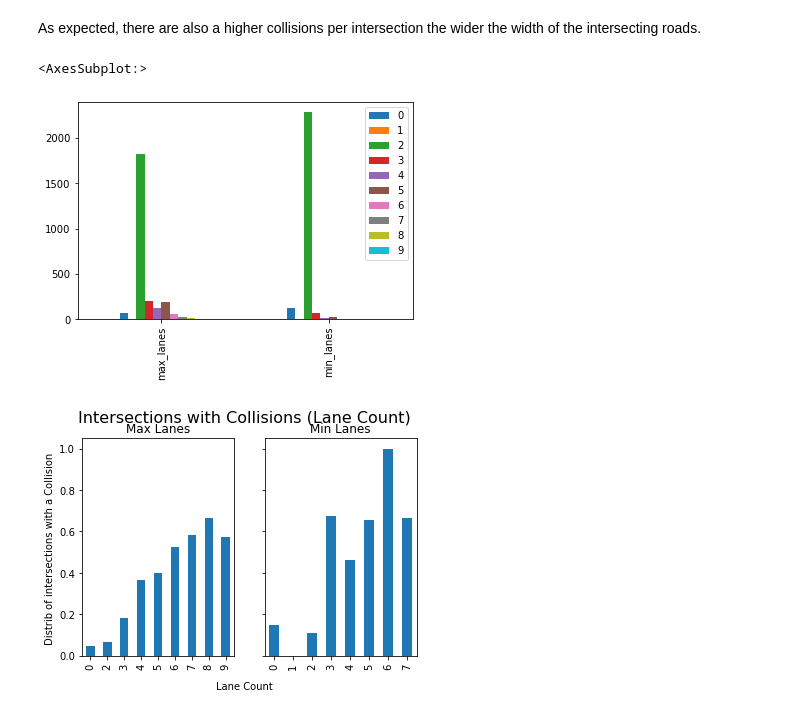
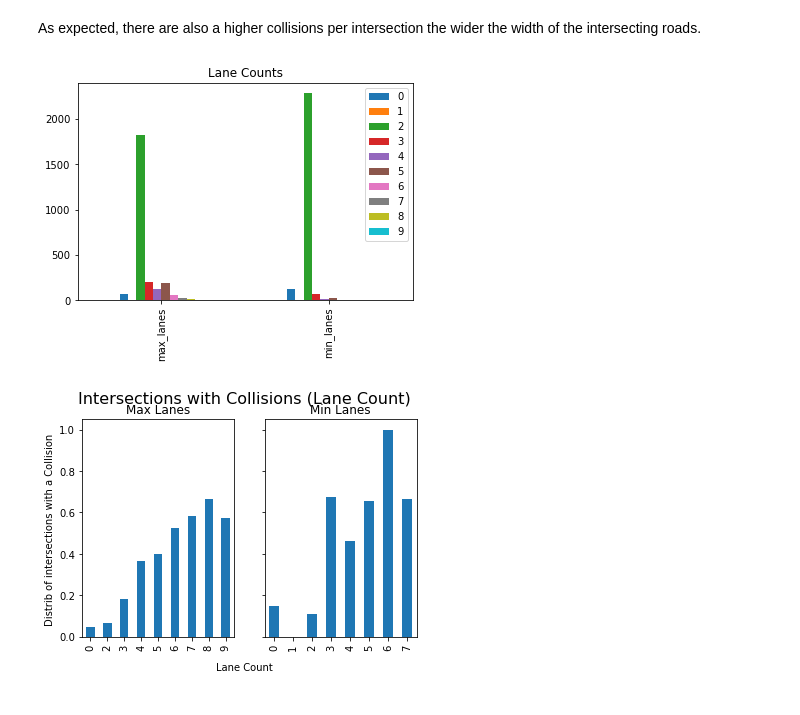
Before and after one commit to FutureProg/Burlington-Crash-Probability-2023, a Jupyter notebook: 2_analysis.ipynb, the cells around one changed output. Cells and saved outputs as stored; diff of their text form; code cells hidden in the pictures.

```diff
--- a/2_analysis.ipynb
+++ b/2_analysis.ipynb
@@ -92,9 +110,10 @@ plt.show()
 As expected, there are also a higher collisions per intersection the wider the width of the intersecting roads.
 # %%
 pd.DataFrame([stats['max_lanes'], stats['min_lanes']]).sort_index().plot.bar()
+plt.title("Lane Counts")
+plt.show()
 # %% [output]
-<AxesSubplot:>
-[figure, old version]
+[figure, new version]
 # %%
 # Is there a collision?
 fig, axes = plt.subplots(nrows=1, ncols=2, sharey=True)
```
Also changed, not shown: parts of 4 cells of this notebook, 3 other files.
